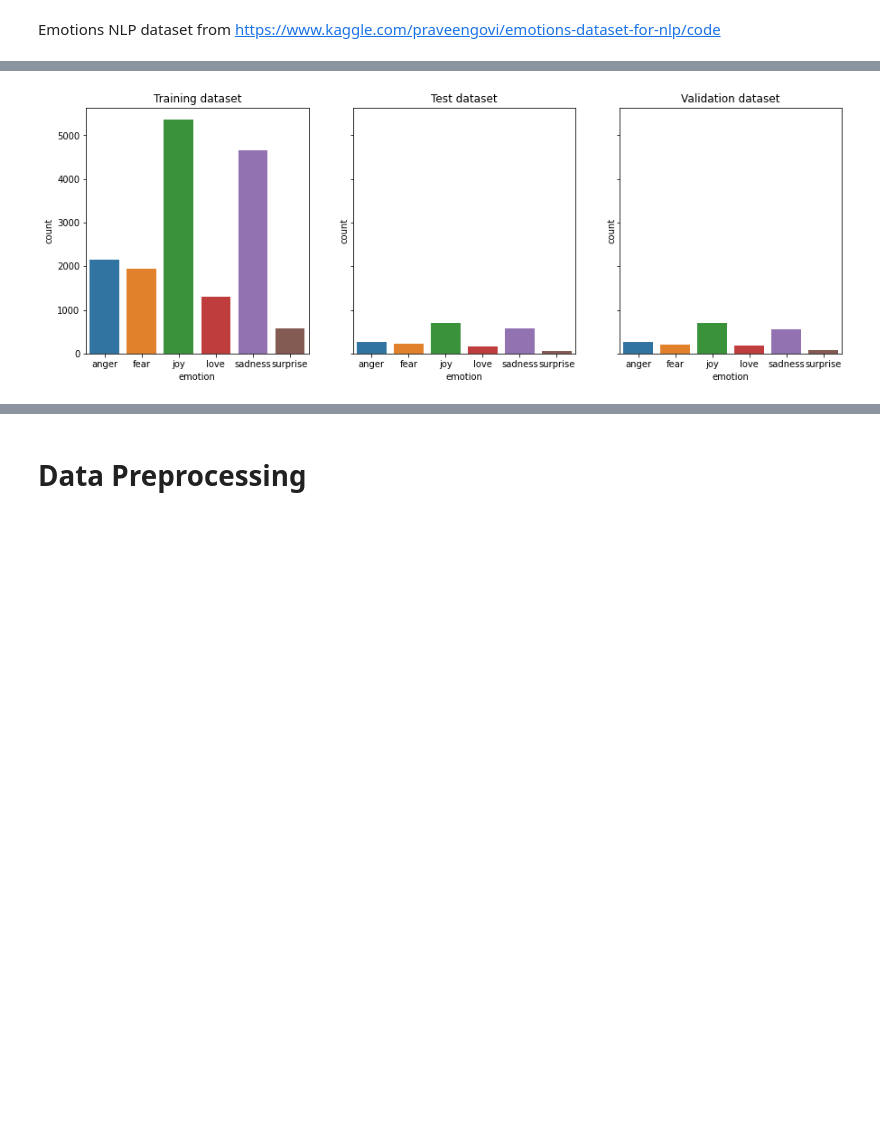
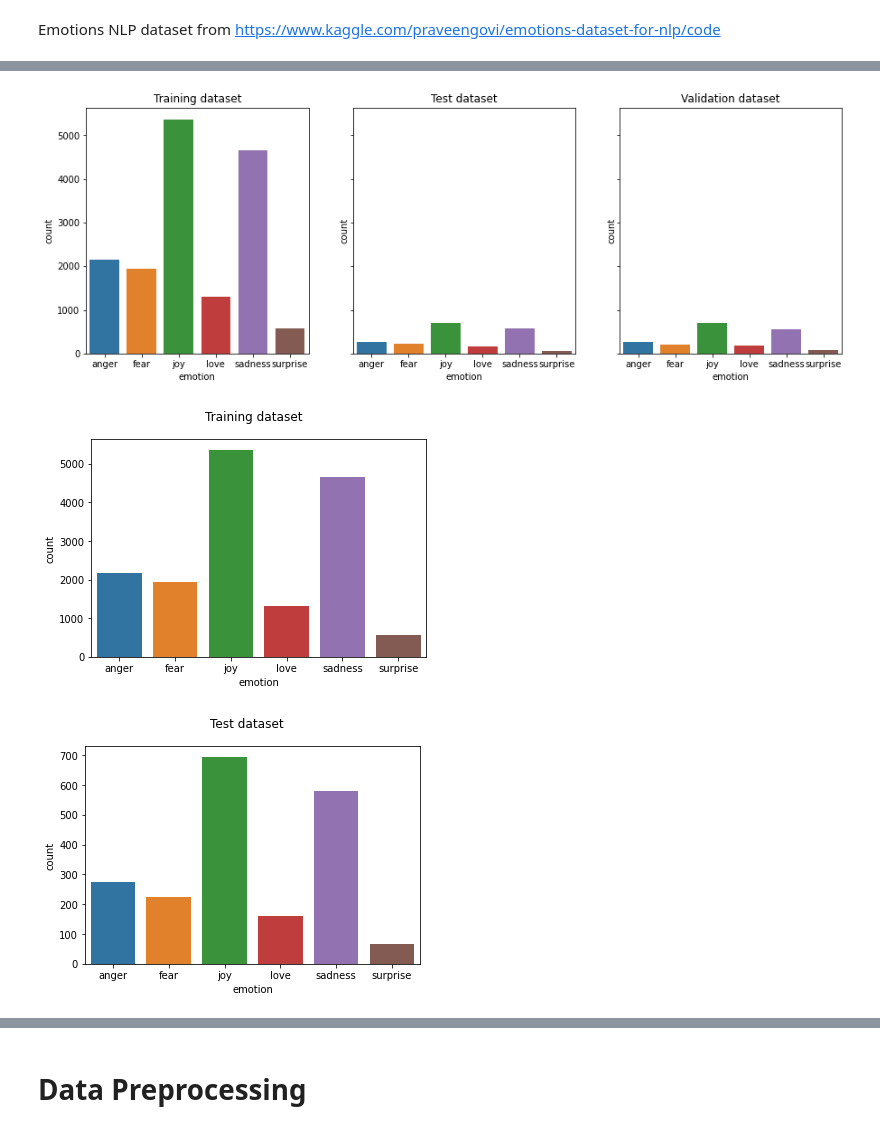
Before and after one commit to carrotbeetrice/cds-project, a Jupyter notebook: models/BiLSTM_PretrainedEmbedding.ipynb, the cells around one changed output, grey strips where cells are left out. Drawn from its saved outputs; the diff is of its cells as text; code cells hidden in the pictures; blank space fills up the shorter version.

Commit message:
added emotion count plots for each dataset

```diff
--- a/models/BiLSTM_PretrainedEmbedding.ipynb
+++ b/models/BiLSTM_PretrainedEmbedding.ipynb
@@ -45,7 +44,19 @@ def plot_emotion_counts(df_train, df_test, df_val, emotion_column):
     ax[2].set_title("Validation dataset")
 
     plt.show()
-# %%
-plot_emotion_counts(df_train, df_test, df_val, 'emotion')
-# %% [output]
-[figure, removed]
+# %%
+def plot_single_dataset_count(df, df_name, emotion_column):
+    title = df_name
+
+    sns.countplot(x=df[emotion_column].sort_values())
+    plt.suptitle(title)
+    plt.show()
+# %%
+plot_emotion_counts(df_train, df_test, df_val, 'emotion')
+plot_single_dataset_count(df_train, "Training dataset", 'emotion')
+plot_single_dataset_count(df_test, "Test dataset", 'emotion')
+plot_single_dataset_count(df_val, "Validation dataset", 'emotion')
+# %% [output]
+[figure, added]
+[figure, added]
+[figure, added]
```
Also changed, not shown: parts of 2 cells of this notebook, 4 other files.
